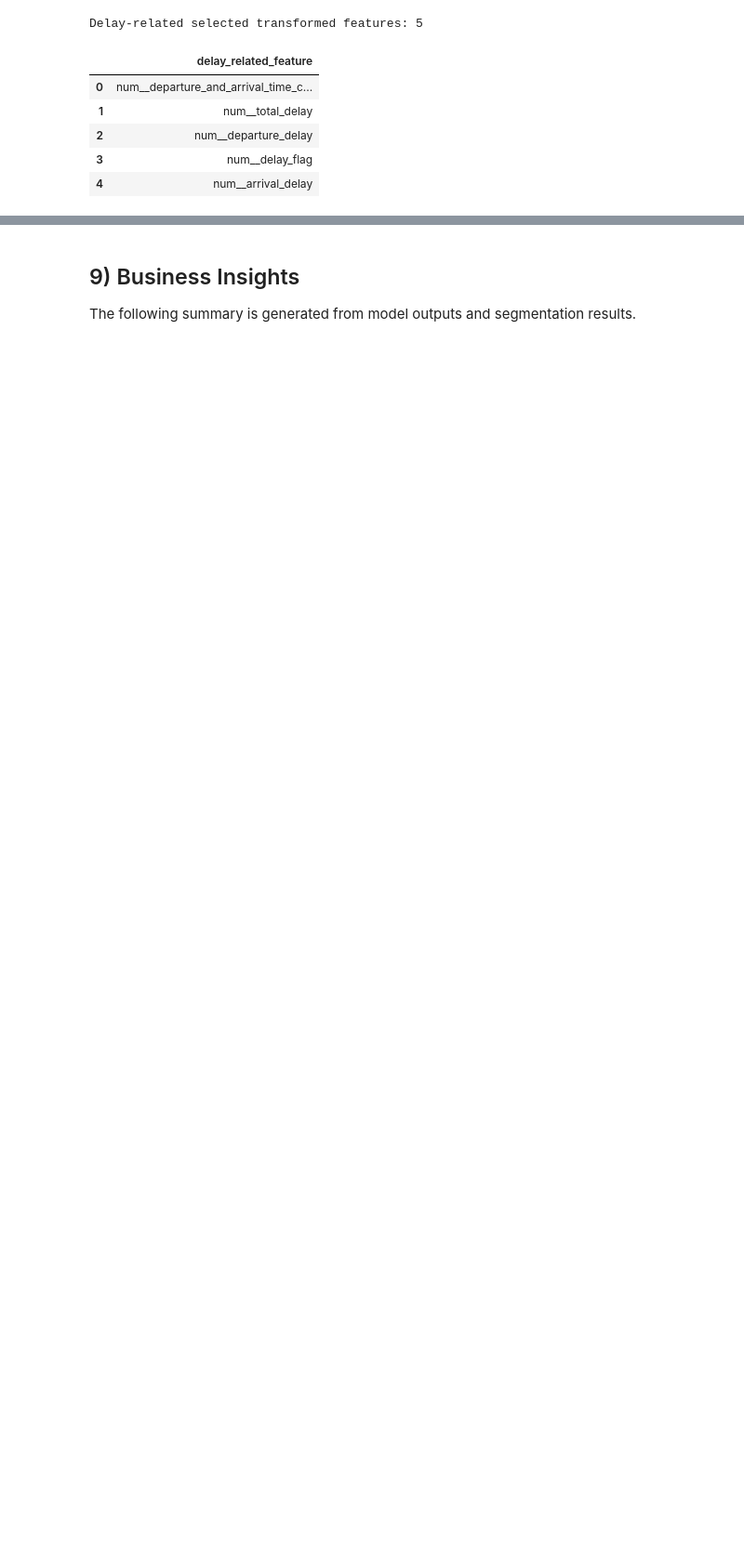
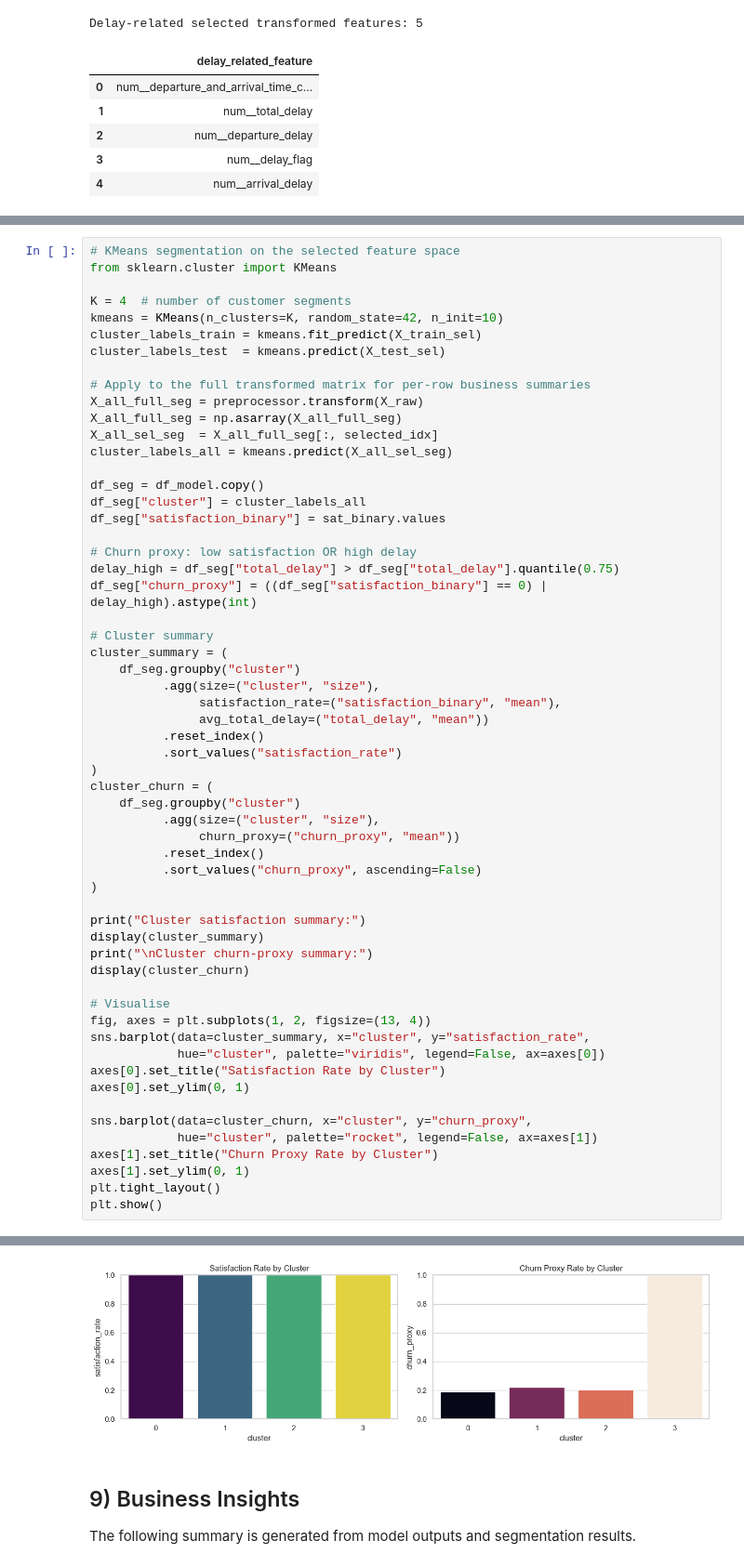
Before and after one commit to Larousse2001/SkyInsight, a Jupyter notebook: 09_Reports/[ML] Airline Customer Satisfaction/customer_satisfaction_predict.ipynb, the cells around one changed output, grey strips where cells are left out. Shown at 93% size. Cells and saved outputs as stored; diff of their text form; blank space fills up the shorter version.

```diff
--- a/09_Reports/[ML] Airline Customer Satisfaction/customer_satisfaction_predict.ipynb
+++ b/09_Reports/[ML] Airline Customer Satisfaction/customer_satisfaction_predict.ipynb
@@ -831,0 +903,59 @@ Delay-related selected transformed features: 5
+# %%
+# KMeans segmentation on the selected feature space
+from sklearn.cluster import KMeans
+
+K = 4  # number of customer segments
+kmeans = KMeans(n_clusters=K, random_state=42, n_init=10)
+cluster_labels_train = kmeans.fit_predict(X_train_sel)
+cluster_labels_test  = kmeans.predict(X_test_sel)
+
+# Apply to the full transformed matrix for per-row business summaries
+X_all_full_seg = preprocessor.transform(X_raw)
+X_all_full_seg = np.asarray(X_all_full_seg)
+X_all_sel_seg  = X_all_full_seg[:, selected_idx]
+cluster_labels_all = kmeans.predict(X_all_sel_seg)
+
+df_seg = df_model.copy()
+df_seg["cluster"] = cluster_labels_all
+df_seg["satisfaction_binary"] = sat_binary.values
+
+# Churn proxy: low satisfaction OR high delay
+delay_high = df_seg["total_delay"] > df_seg["total_delay"].quantile(0.75)
+df_seg["churn_proxy"] = ((df_seg["satisfaction_binary"] == 0) | delay_high).astype(int)
+
+# Cluster summary
+cluster_summary = (
+    df_seg.groupby("cluster")
+          .agg(size=("cluster", "size"),
+               satisfaction_rate=("satisfaction_binary", "mean"),
+               avg_total_delay=("total_delay", "mean"))
+          .reset_index()
+          .sort_values("satisfaction_rate")
+)
+cluster_churn = (
+    df_seg.groupby("cluster")
+          .agg(size=("cluster", "size"),
+               churn_proxy=("churn_proxy", "mean"))
+          .reset_index()
+          .sort_values("churn_proxy", ascending=False)
+)
+
+print("Cluster satisfaction summary:")
+display(cluster_summary)
+print("\nCluster churn-proxy summary:")
+display(cluster_churn)
+
+# Visualise
+fig, axes = plt.subplots(1, 2, figsize=(13, 4))
+sns.barplot(data=cluster_summary, x="cluster", y="satisfaction_rate",
+            hue="cluster", palette="viridis", legend=False, ax=axes[0])
+axes[0].set_title("Satisfaction Rate by Cluster")
+axes[0].set_ylim(0, 1)
+
+sns.barplot(data=cluster_churn, x="cluster", y="churn_proxy",
+            hue="cluster", palette="rocket", legend=False, ax=axes[1])
+axes[1].set_title("Churn Proxy Rate by Cluster")
+axes[1].set_ylim(0, 1)
+plt.tight_layout()
+plt.show()
+# %% [output]
@@ -832,3 +974,4 @@ Delay-related selected transformed features: 5
+[figure, added]
 # %% [markdown]
 ## 9) Business Insights
 The following summary is generated from model outputs and segmentation results.
```
Also changed, not shown: parts of 12 cells of this notebook, 12 other files.
